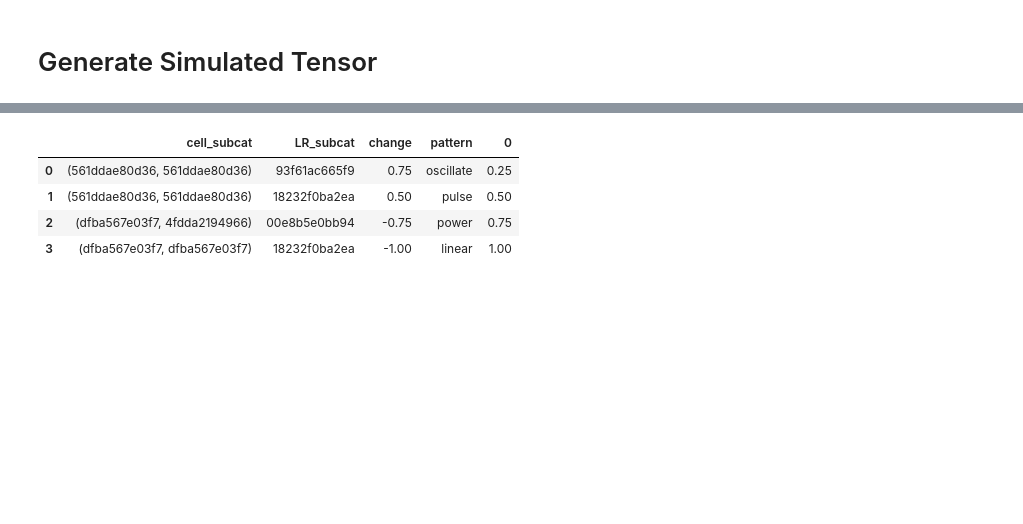
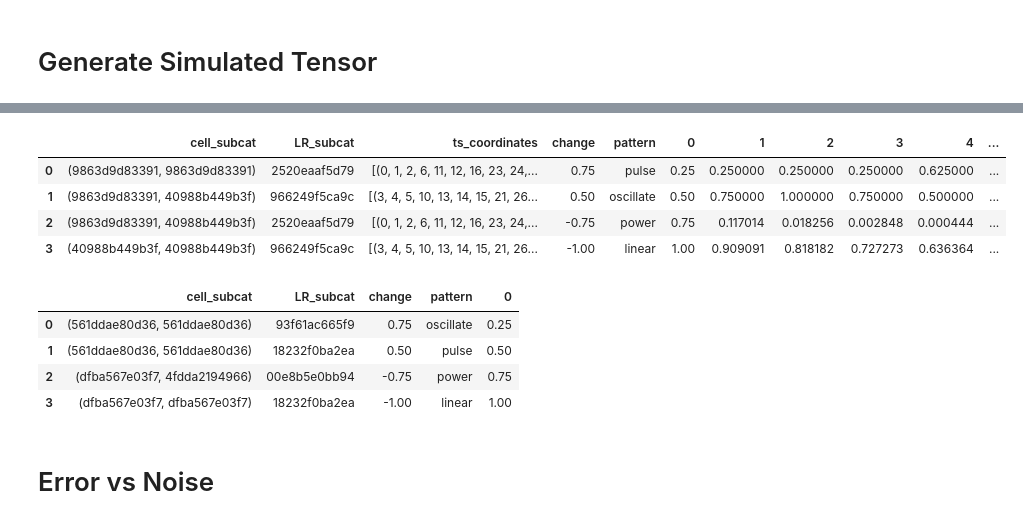
Before and after one commit to hmbaghdassarian/c2c_sim, a Jupyter notebook: notebooks/simulation/other_analyses/Explore-Simulated-Tensor.ipynb, the cells around one changed output, grey strips where cells are left out. Saved outputs shown, nothing was run; the diff lists cells and outputs as text; code cells hidden in the pictures; blank space fills up the shorter version.

```diff
--- a/notebooks/simulation/other_analyses/Explore-Simulated-Tensor.ipynb
+++ b/notebooks/simulation/other_analyses/Explore-Simulated-Tensor.ipynb
@@ -86 +87,9 @@ fig, axes = c2c.plotting.tensor_factors_plot(interaction_tensor=tensor,
+# %%
+sim.clrm
+# %% [output]
+|  | cell_subcat | LR_subcat | ts_coordinates | change | pattern | 0 | 1 | 2 | 3 | 4 | ... |
+| 0 | (9863d9d83391, 9863d9d83391) | 2520eaaf5d79 | [(0, 1, 2, 6, 11, 12, 16, 23, 24,... | 0.75 | pulse | 0.25 | 0.250000 | 0.250000 | 0.250000 | 0.625000 | ... |
+| 1 | (9863d9d83391, 40988b449b3f) | 966249f5ca9c | [(3, 4, 5, 10, 13, 14, 15, 21, 26... | 0.50 | oscillate | 0.50 | 0.750000 | 1.000000 | 0.750000 | 0.500000 | ... |
+| 2 | (9863d9d83391, 40988b449b3f) | 2520eaaf5d79 | [(0, 1, 2, 6, 11, 12, 16, 23, 24,... | -0.75 | power | 0.75 | 0.117014 | 0.018256 | 0.002848 | 0.000444 | ... |
+| 3 | (40988b449b3f, 40988b449b3f) | 966249f5ca9c | [(3, 4, 5, 10, 13, 14, 15, 21, 26... | -1.00 | linear | 1.00 | 0.909091 | 0.818182 | 0.727273 | 0.636364 | ... |
 # %%
@@ -97,3 +105,5 @@ sim.clrm.loc[:,['cell_subcat', 'LR_subcat', 'change', 'pattern', '0']]
 | 1 | (561ddae80d36, 561ddae80d36) | 18232f0ba2ea | 0.50 | pulse | 0.50 |
 | 2 | (dfba567e03f7, 4fdda2194966) | 00e8b5e0bb94 | -0.75 | power | 0.75 |
 | 3 | (dfba567e03f7, dfba567e03f7) | 18232f0ba2ea | -1.00 | linear | 1.00 |
+# %% [markdown]
+# Error vs Noise
```
Also changed, not shown: parts of 10 cells of this notebook, 2 other files.
